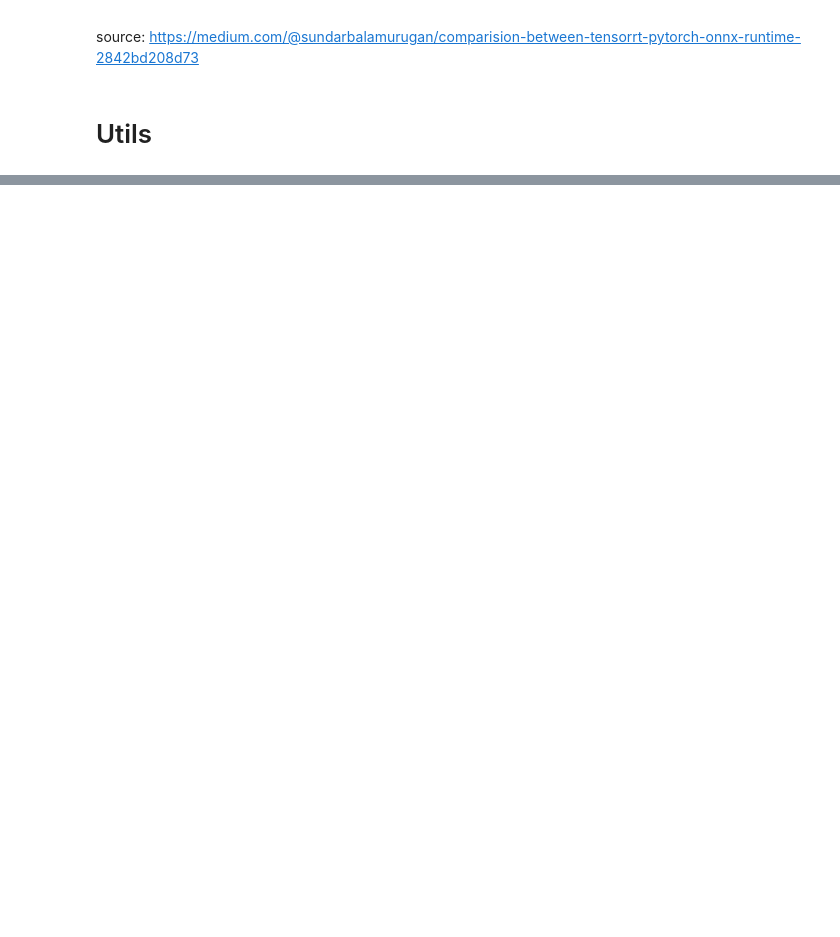
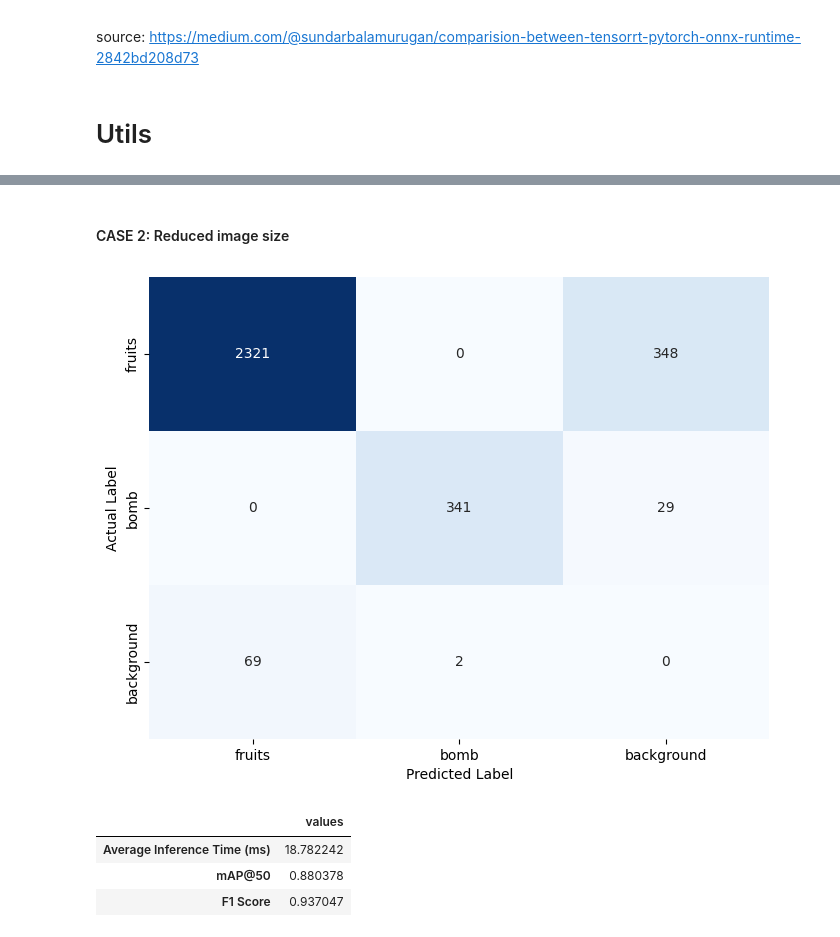
Before and after one commit to Rheyhan/ultralytics-speed-optimization-TEST, a Jupyter notebook: src.ipynb, the cells around one changed output, grey strips where cells are left out. Saved outputs shown, nothing was run; the diff lists cells and outputs as text; code cells hidden in the pictures; blank space fills up the shorter version.

```diff
--- a/src.ipynb
+++ b/src.ipynb
@@ -172,0 +263,10 @@ Speed: 1.8ms preprocess, 11.0ms inference, 1.5ms postprocess per image at shape
+# %% [markdown]
+#### CASE 2: Reduced image size
+# %%
+yolo11n_pytorch_CASE2 = evaluate_model(model_11n, stream=False, verbose=False, int8=False, half=False, imgsz=320)
+# %% [output]
+[figure, added]
+|  | values |
+| Average Inference Time (ms) | 18.782242 |
+| mAP@50 | 0.880378 |
+| F1 Score | 0.937047 |
```
Also changed, not shown: parts of 45 cells of this notebook, 1 other file.
